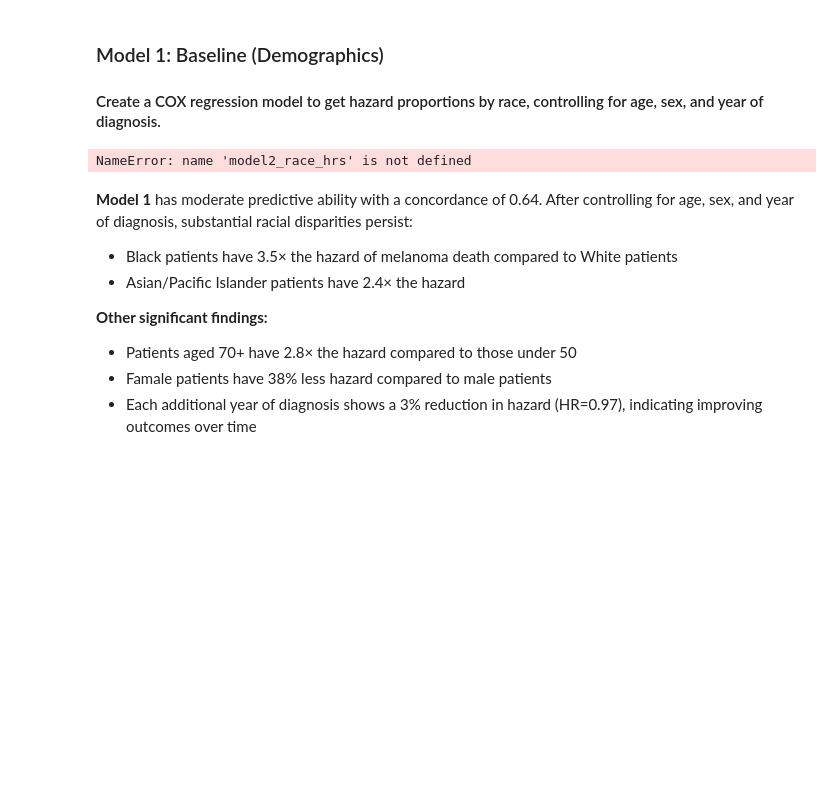
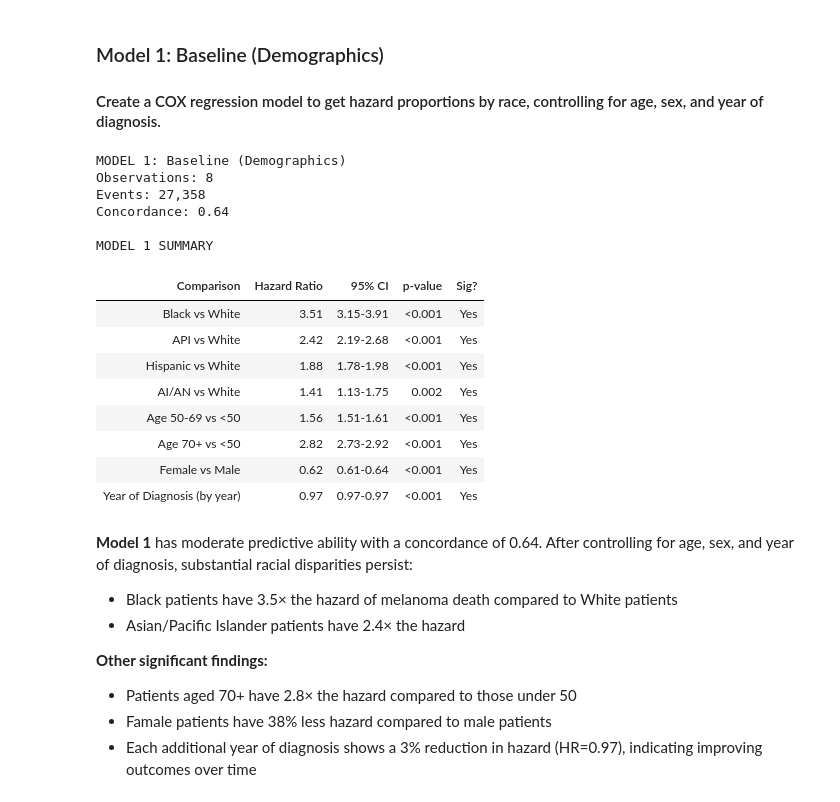
Before and after one commit to kpannoni/melanoma-project, a Jupyter notebook: notebooks/03_survival_analysis.ipynb, the cells around one changed output. Cells and saved outputs as stored; diff of their text form; code cells hidden in the pictures; blank space fills up the shorter version.

```diff
--- a/notebooks/03_survival_analysis.ipynb
+++ b/notebooks/03_survival_analysis.ipynb
@@ -573,8 +573,8 @@ cph1.fit(model1_data,
 
 # Extract the results of the model
 model1_results = cph1.summary.copy()
-model1_race_hrs = extract_race_hrs(cph1, races)
-model2_race_hrs['model'] = 'Model 1'
+model1_hrs = extract_race_hrs(cph1, races)
+model1_hrs['model'] = 'Model 1'
 
 # Get important model diagnostic information
 model_obs = cph1.summary.shape[0]
@@ -596,34 +596,48 @@ model_dict = {"Model 1": ["Demographics", model_N, model_events, model_concord]}
 # Create cleaner comparison labels
 comparison_labels = {
     'race_labels[T.Black]': 'Black vs White',
     'race_labels[T.Asian or Pacific Islander]': 'API vs White',
     'race_labels[T.Hispanic]': 'Hispanic vs White',
     'race_labels[T.American Indian/Alaska Native]': 'AI/AN vs White',
     'age_category[T.50-69]': 'Age 50-69 vs <50',
     'age_category[T.70+]': 'Age 70+ vs <50',
     'sex[T.Female]': 'Female vs Male',
     'year_diag': 'Year of Diagnosis (by year)'
 }
 
 # Build the summary table
 model1_summary = pd.DataFrame({
     'Comparison': [comparison_labels.get(idx, idx) for idx in model1_results.index],
     'Hazard Ratio': model1_results['exp(coef)'].apply(lambda x: f'{x:.2f}'), # round to 2 decimals and format as string
     '95% CI': model1_results.apply(lambda row: f"{row['exp(coef) lower 95%']:.2f}-{row['exp(coef) upper 95%']:.2f}", axis=1), # get CI range
     'p-value': model1_results['p'].apply(lambda x: '<0.001' if x < 0.001 else f'{x:.3f}'), # clean up p-value
     'Sig?': model1_results['p'].apply(lambda x: 'Yes' if x < 0.05 else 'No') # print yes/no for significance
 })
 
 # Remove the index
 model1_summary = model1_summary.reset_index(drop=True)
 
 print("MODEL 1 SUMMARY")
 display(model1_summary.style.hide(axis="index"))
 
 # We can delete the model now to save space
 del cph1
 # %% [output]
-NameError: name 'model2_race_hrs' is not defined
+MODEL 1: Baseline (Demographics)
+Observations: 8
+Events: 27,358
+Concordance: 0.64
+
+MODEL 1 SUMMARY
+| Comparison | Hazard Ratio | 95% CI | p-value | Sig? |
+| Black vs White | 3.51 | 3.15-3.91 | <0.001 | Yes |
+| API vs White | 2.42 | 2.19-2.68 | <0.001 | Yes |
+| Hispanic vs White | 1.88 | 1.78-1.98 | <0.001 | Yes |
+| AI/AN vs White | 1.41 | 1.13-1.75 | 0.002 | Yes |
+| Age 50-69 vs <50 | 1.56 | 1.51-1.61 | <0.001 | Yes |
+| Age 70+ vs <50 | 2.82 | 2.73-2.92 | <0.001 | Yes |
+| Female vs Male | 0.62 | 0.61-0.64 | <0.001 | Yes |
+| Year of Diagnosis (by year) | 0.97 | 0.97-0.97 | <0.001 | Yes |
 # %% [markdown]
 **Model 1** has moderate predictive ability with a concordance of 0.64. After controlling for age, sex, and year of diagnosis, substantial racial disparities persist:
 
```
Also changed, not shown: parts of 8 cells of this notebook, 3 other files.
